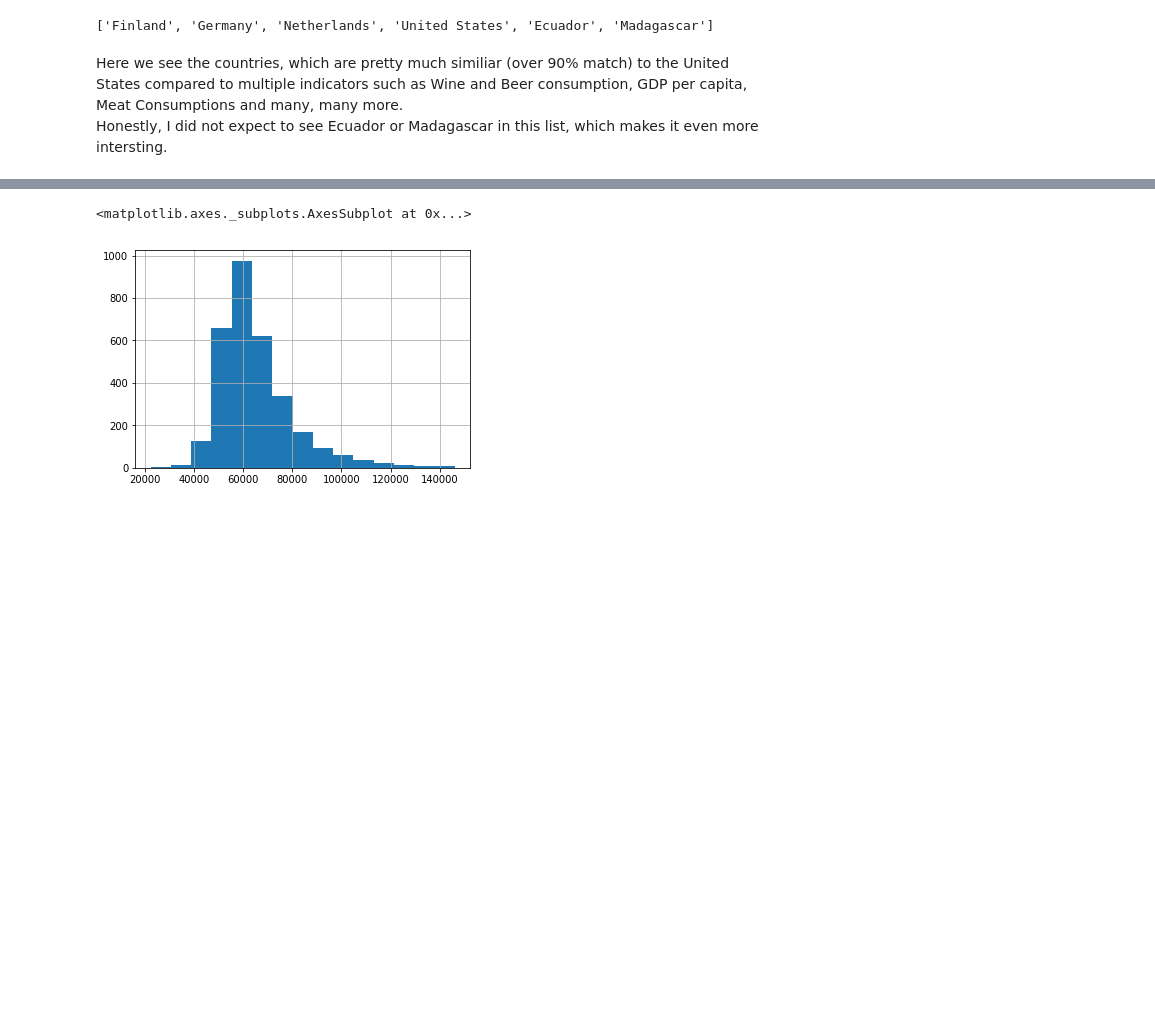
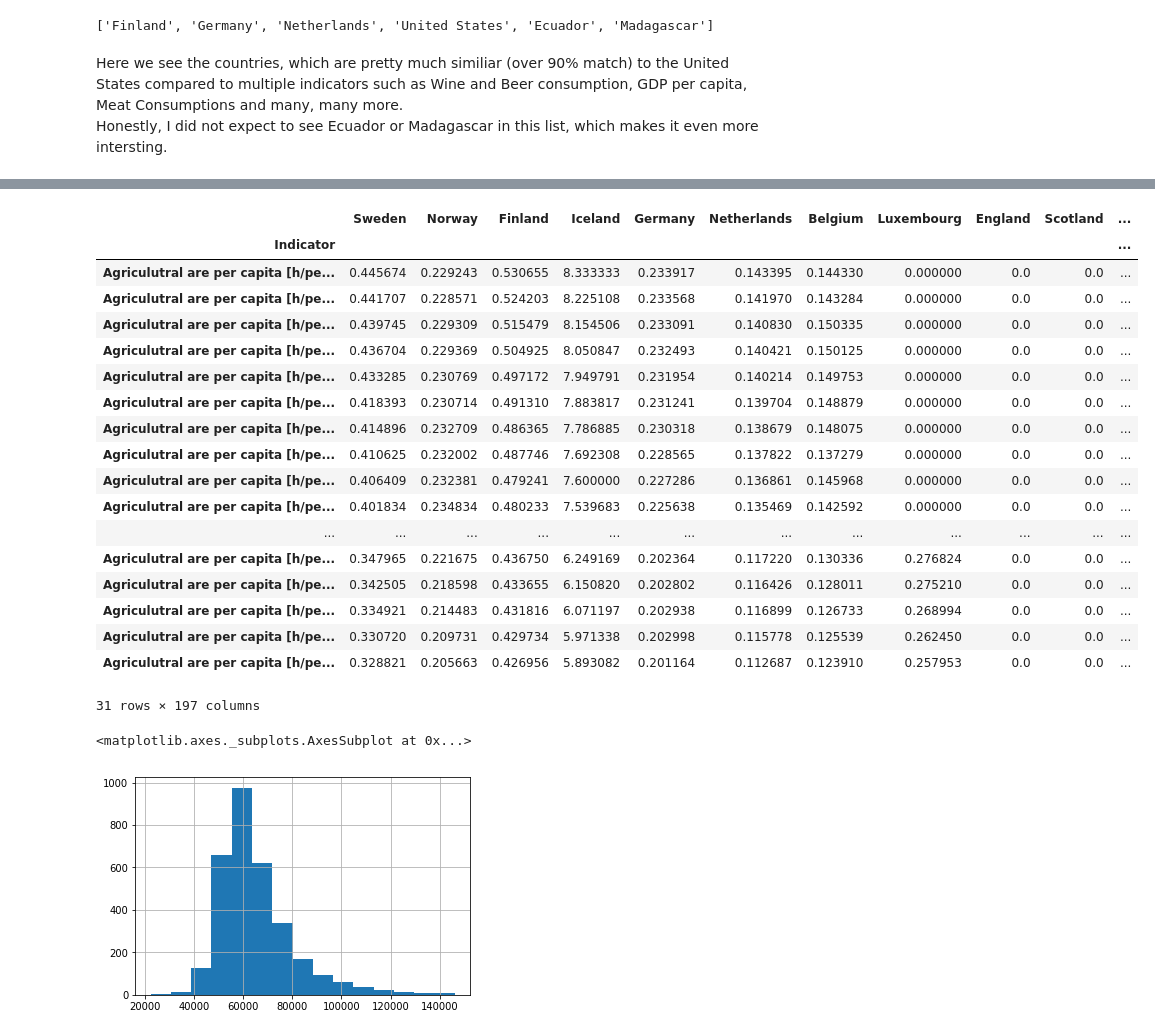
Before and after one commit to lenlehm/Opportunity-Insights, a Jupyter notebook: Countries Analysis.ipynb, the cells around one changed output, grey strips where cells are left out. Drawn from its saved outputs; the diff is of its cells as text; code cells hidden in the pictures; blank space fills up the shorter version.

Commit message:
Added some functions to extract specific dataframes to ease the analysis

```diff
--- a/Countries Analysis.ipynb
+++ b/Countries Analysis.ipynb
@@ -811,3 +851,26 @@ Honestly, I did not expect to see Ecuador or Madagascar in this list, which make
+# %%
+transposed_df = df.transpose()
+df["Agriculutral are per capita [h/person] in 1980":"Agriculutral are per capita [h/person] in 2010"]
+# %% [output]
+|  | Sweden | Norway | Finland | Iceland | Germany | Netherlands | Belgium | Luxembourg | England | Scotland | ... |
+| Indicator |  |  |  |  |  |  |  |  |  |  | ... |
+| Agriculutral are per capita [h/pe... | 0.445674 | 0.229243 | 0.530655 | 8.333333 | 0.233917 | 0.143395 | 0.144330 | 0.000000 | 0.0 | 0.0 | ... |
+| Agriculutral are per capita [h/pe... | 0.441707 | 0.228571 | 0.524203 | 8.225108 | 0.233568 | 0.141970 | 0.143284 | 0.000000 | 0.0 | 0.0 | ... |
+| Agriculutral are per capita [h/pe... | 0.439745 | 0.229309 | 0.515479 | 8.154506 | 0.233091 | 0.140830 | 0.150335 | 0.000000 | 0.0 | 0.0 | ... |
+| Agriculutral are per capita [h/pe... | 0.436704 | 0.229369 | 0.504925 | 8.050847 | 0.232493 | 0.140421 | 0.150125 | 0.000000 | 0.0 | 0.0 | ... |
+| Agriculutral are per capita [h/pe... | 0.433285 | 0.230769 | 0.497172 | 7.949791 | 0.231954 | 0.140214 | 0.149753 | 0.000000 | 0.0 | 0.0 | ... |
+| Agriculutral are per capita [h/pe... | 0.418393 | 0.230714 | 0.491310 | 7.883817 | 0.231241 | 0.139704 | 0.148879 | 0.000000 | 0.0 | 0.0 | ... |
+| Agriculutral are per capita [h/pe... | 0.414896 | 0.232709 | 0.486365 | 7.786885 | 0.230318 | 0.138679 | 0.148075 | 0.000000 | 0.0 | 0.0 | ... |
+| Agriculutral are per capita [h/pe... | 0.410625 | 0.232002 | 0.487746 | 7.692308 | 0.228565 | 0.137822 | 0.137279 | 0.000000 | 0.0 | 0.0 | ... |
+| Agriculutral are per capita [h/pe... | 0.406409 | 0.232381 | 0.479241 | 7.600000 | 0.227286 | 0.136861 | 0.145968 | 0.000000 | 0.0 | 0.0 | ... |
+| Agriculutral are per capita [h/pe... | 0.401834 | 0.234834 | 0.480233 | 7.539683 | 0.225638 | 0.135469 | 0.142592 | 0.000000 | 0.0 | 0.0 | ... |
+| ... | ... | ... | ... | ... | ... | ... | ... | ... | ... | ... | ... |
+| Agriculutral are per capita [h/pe... | 0.347965 | 0.221675 | 0.436750 | 6.249169 | 0.202364 | 0.117220 | 0.130336 | 0.276824 | 0.0 | 0.0 | ... |
+| Agriculutral are per capita [h/pe... | 0.342505 | 0.218598 | 0.433655 | 6.150820 | 0.202802 | 0.116426 | 0.128011 | 0.275210 | 0.0 | 0.0 | ... |
+| Agriculutral are per capita [h/pe... | 0.334921 | 0.214483 | 0.431816 | 6.071197 | 0.202938 | 0.116899 | 0.126733 | 0.268994 | 0.0 | 0.0 | ... |
+| Agriculutral are per capita [h/pe... | 0.330720 | 0.209731 | 0.429734 | 5.971338 | 0.202998 | 0.115778 | 0.125539 | 0.262450 | 0.0 | 0.0 | ... |
+| Agriculutral are per capita [h/pe... | 0.328821 | 0.205663 | 0.426956 | 5.893082 | 0.201164 | 0.112687 | 0.123910 | 0.257953 | 0.0 | 0.0 | ... |
+31 rows × 197 columns
 # %%
 data["Mean Houshold Income"].hist(bins=15)
 # %% [output]
```
Also changed, not shown: parts of 9 cells of this notebook.
